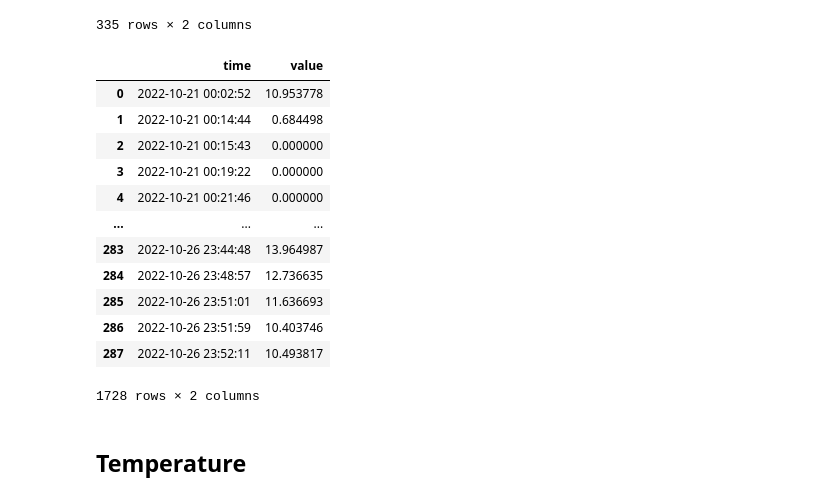
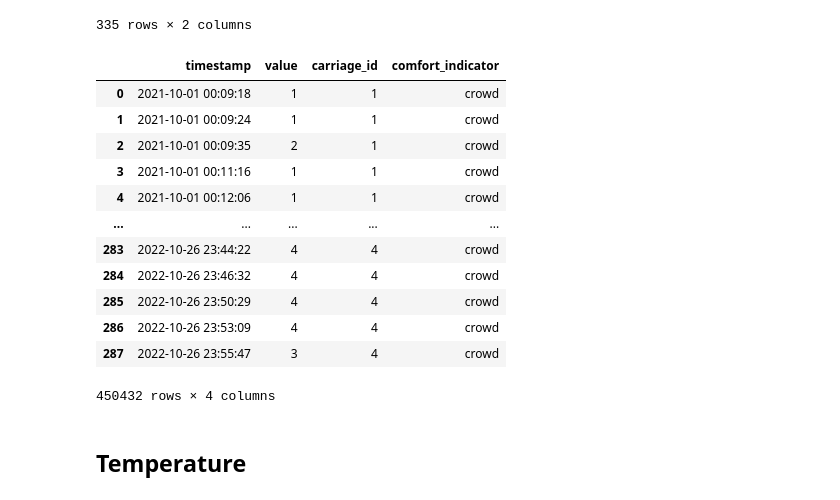
Before and after one commit to yxcho/iot_project, a Jupyter notebook: src/mock_data.ipynb, the cells around one changed output. Drawn from its saved outputs; the diff is of its cells as text; code cells hidden in the pictures.

```diff
--- a/src/mock_data.ipynb
+++ b/src/mock_data.ipynb
@@ -312,7 +308,7 @@ WE_PEAK_2_END = 20.5 * 60 * 60
 CLOSING_TIME = 0.25 * 60 * 60
 OPENING_TIME = 5.5 * 60 * 60
 
-def generate_random_value(time_in_day_s: int, is_weekday: bool, seed_value: float):
+def generate_random_congestion_rate(time_in_day_s: int, is_weekday: bool, seed_value: float):
     if is_weekday:
         if WD_PEAK_1_START <= time_in_day_s <= WD_PEAK_1_END or WD_PEAK_2_START <= time_in_day_s <= WD_PEAK_2_END:
             upper_bound = seed_value * (1 + WD_PEAK_VARIATION)
@@ -346,8 +342,8 @@ def get_seed_value_from_time(seed_value_df, time_in_day_s):
 def generate_random_values_daily(seed_df, times_in_s, is_weekday):
     random_vals = []
     for time_in_s in times_in_s:
-        base_val = get_seed_value_from_time(seed_df, time_in_s)
-        random_val = generate_random_value(time_in_s, is_weekday, base_val)
+        seed_val = get_seed_value_from_time(seed_df, time_in_s)
+        random_val = generate_random_congestion_rate(time_in_s, is_weekday, seed_val)
         random_vals.append(random_val)
     return random_vals
 # %%
@@ -381,20 +385,38 @@ full_df = generate_historical_congestion_data(congestion_weekday_seeder, congest
-# %%
-def convert_epoch_to_datetime(epoch_time: int):
-    return datetime.datetime.fromtimestamp(epoch_time).strftime('%Y-%m-%d %H:%M:%S')
-
-full_df.time = full_df.time.apply(convert_epoch_to_datetime)
-full_df
-# %% [output]
-|  | time | value |
-| 0 | 2022-10-21 00:02:52 | 10.953778 |
-| 1 | 2022-10-21 00:14:44 | 0.684498 |
-| 2 | 2022-10-21 00:15:43 | 0.000000 |
-| 3 | 2022-10-21 00:19:22 | 0.000000 |
-| 4 | 2022-10-21 00:21:46 | 0.000000 |
-| ... | ... | ... |
-| 283 | 2022-10-26 23:44:48 | 13.964987 |
-| 284 | 2022-10-26 23:48:57 | 12.736635 |
-| 285 | 2022-10-26 23:51:01 | 11.636693 |
-| 286 | 2022-10-26 23:51:59 | 10.403746 |
-| 287 | 2022-10-26 23:52:11 | 10.493817 |
-1728 rows × 2 columns
+# %%
+CARRIAGE_CAPACITY = 40
+CARRIAGE_IDS = [i+1 for i in range(4)]
+
+
+def generate_historical_congestion_data_all_carriages(congestion_weekday_seeder, congestion_weekend_seeder):
+    all_carriages = pd.DataFrame()
+    for carriage in CARRIAGE_IDS:
+        carriage_df = generate_historical_congestion_data(congestion_weekday_seeder, congestion_weekend_seeder, carriage)
+
+        capacity = CARRIAGE_CAPACITY * random.uniform(0.80, 0.90) if carriage in [1, 4] else CARRIAGE_CAPACITY
+        carriage_df["value"] = capacity * carriage_df["value"] * 0.01
+        all_carriages = pd.concat([all_carriages, carriage_df])
+
+    all_carriages["value"] = all_carriages["value"].astype(int)
+
+    all_carriages.time = all_carriages.time.apply(convert_epoch_to_datetime)
+    all_carriages["comfort_indicator"] = "crowd"
+    all_carriages.rename(columns={"time": "timestamp"}, inplace=True)
+    return all_carriages
+
+
+crowd_historical_df = generate_historical_congestion_data_all_carriages(congestion_weekday_seeder, congestion_weekend_seeder)
+crowd_historical_df
+# %% [output]
+|  | timestamp | value | carriage_id | comfort_indicator |
+| 0 | 2021-10-01 00:09:18 | 1 | 1 | crowd |
+| 1 | 2021-10-01 00:09:24 | 1 | 1 | crowd |
+| 2 | 2021-10-01 00:09:35 | 2 | 1 | crowd |
+| 3 | 2021-10-01 00:11:16 | 1 | 1 | crowd |
+| 4 | 2021-10-01 00:12:06 | 1 | 1 | crowd |
+| ... | ... | ... | ... | ... |
+| 283 | 2022-10-26 23:44:22 | 4 | 4 | crowd |
+| 284 | 2022-10-26 23:46:32 | 4 | 4 | crowd |
+| 285 | 2022-10-26 23:50:29 | 4 | 4 | crowd |
+| 286 | 2022-10-26 23:53:09 | 4 | 4 | crowd |
+| 287 | 2022-10-26 23:55:47 | 3 | 4 | crowd |
+450432 rows × 4 columns
```
Also changed, not shown: parts of 13 cells of this notebook, 3 other files.
